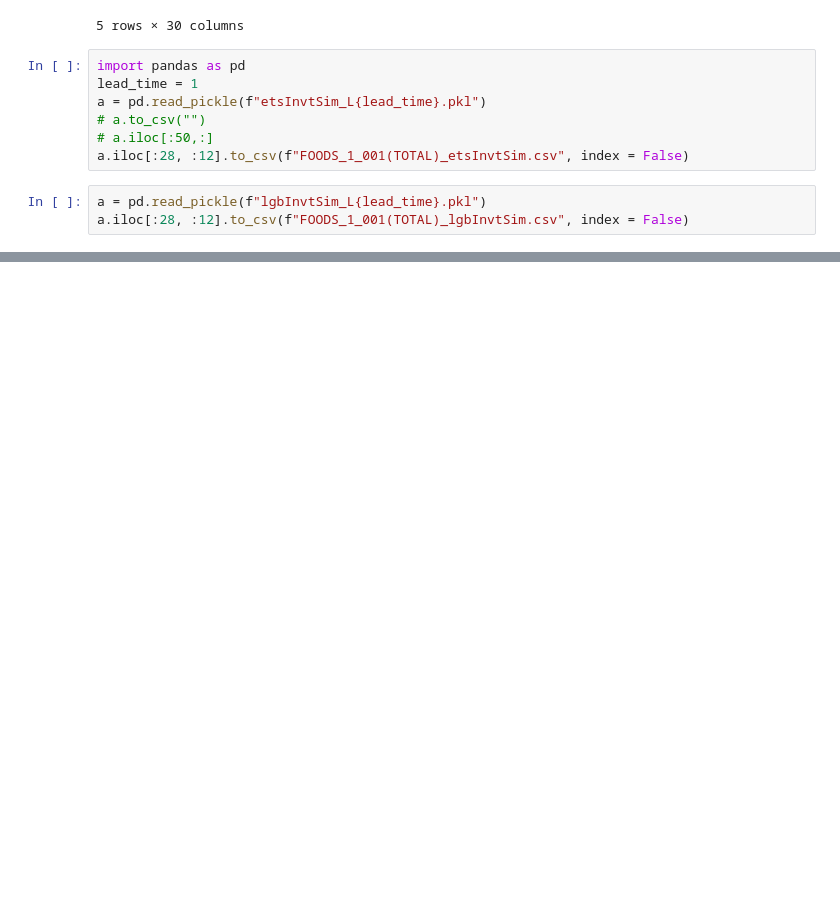
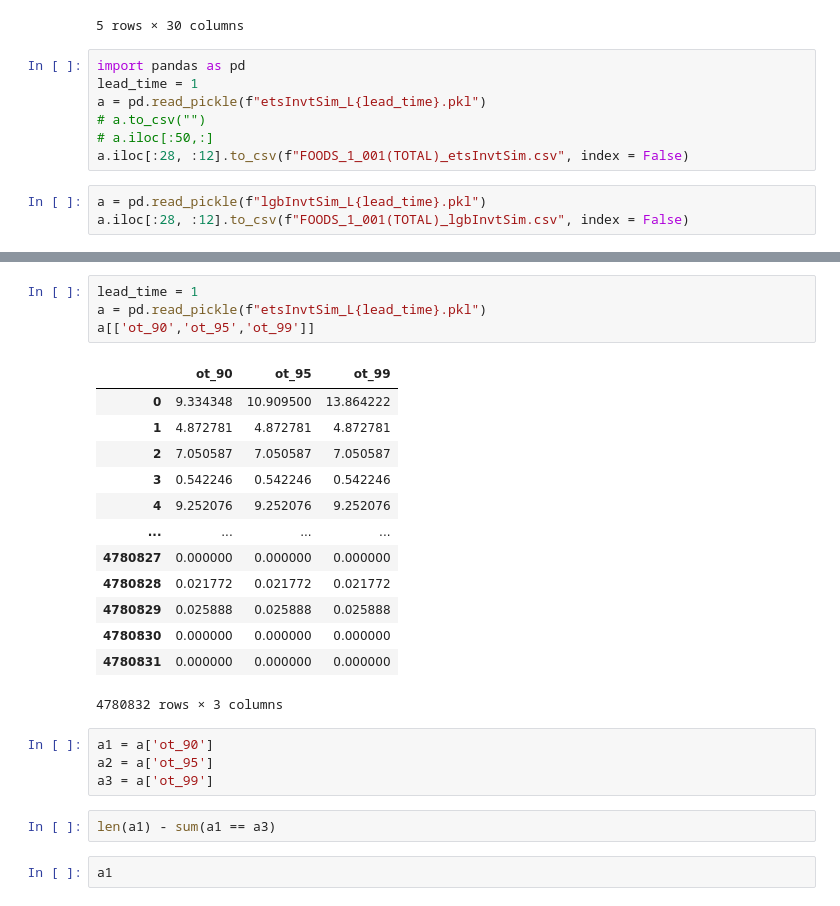
Before and after one commit to y1ngjiezhao/Forecast-Reconciliation-versus-Decision-Reconciliation, a Jupyter notebook: InvtSimModified/11) BASE_modified.ipynb, the cells around one changed output, grey strips where cells are left out. Drawn from its saved outputs; the diff is of its cells as text; blank space fills up the shorter version.

```diff
--- a/InvtSimModified/11) BASE_modified.ipynb
+++ b/InvtSimModified/11) BASE_modified.ipynb
@@ -63,0 +94,26 @@ a.iloc[:28, :12].to_csv(f"FOODS_1_001(TOTAL)_lgbInvtSim.csv", index = False)
+# %%
+lead_time = 1
+a = pd.read_pickle(f"etsInvtSim_L{lead_time}.pkl")
+a[['ot_90','ot_95','ot_99']]
+# %% [output]
+|  | ot_90 | ot_95 | ot_99 |
+| 0 | 9.334348 | 10.909500 | 13.864222 |
+| 1 | 4.872781 | 4.872781 | 4.872781 |
+| 2 | 7.050587 | 7.050587 | 7.050587 |
+| 3 | 0.542246 | 0.542246 | 0.542246 |
+| 4 | 9.252076 | 9.252076 | 9.252076 |
+| ... | ... | ... | ... |
+| 4780827 | 0.000000 | 0.000000 | 0.000000 |
+| 4780828 | 0.021772 | 0.021772 | 0.021772 |
+| 4780829 | 0.025888 | 0.025888 | 0.025888 |
+| 4780830 | 0.000000 | 0.000000 | 0.000000 |
+| 4780831 | 0.000000 | 0.000000 | 0.000000 |
+4780832 rows × 3 columns
+# %%
+a1 = a['ot_90']
+a2 = a['ot_95']
+a3 = a['ot_99']
+# %%
+len(a1) - sum(a1 == a3)
+# %%
+a1
```
Also changed, not shown: parts of 6 cells of this notebook, 10 other files.
